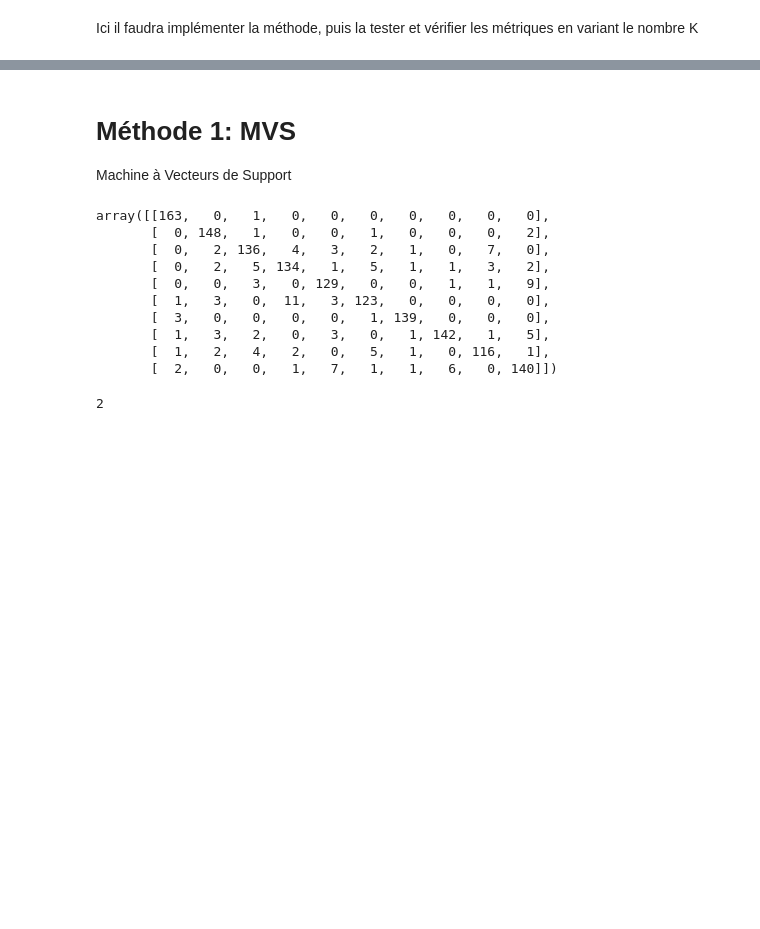
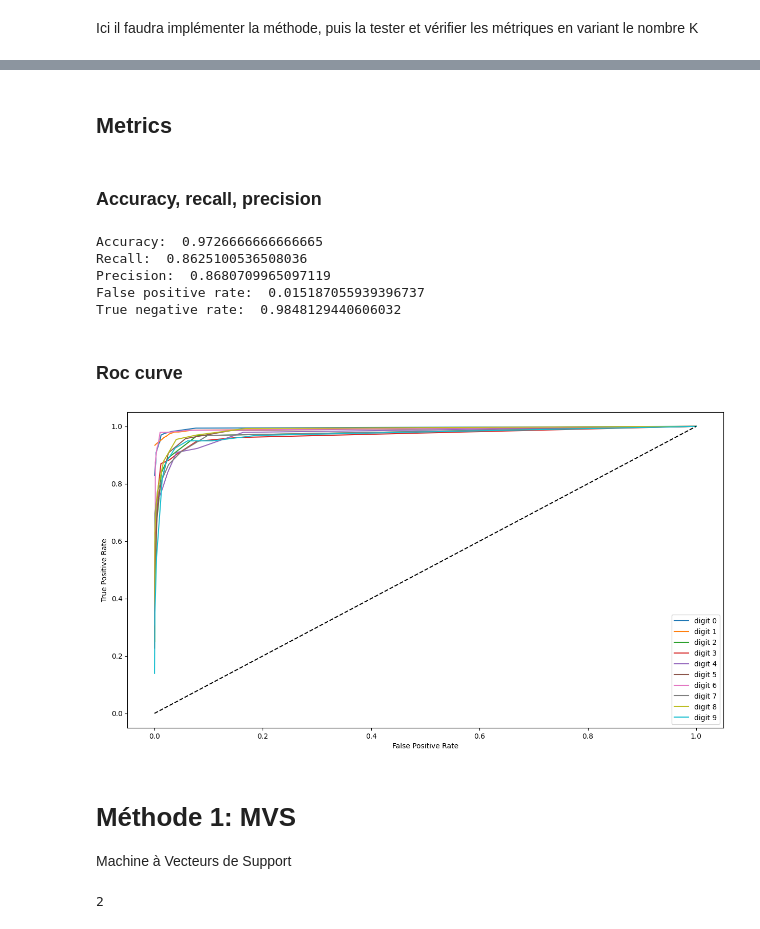
Before and after one commit to Maria-Djadi01/TP-AARN, a Jupyter notebook: TP1/TP 1.ipynb, the cells around one changed output, grey strips where cells are left out. Cells and saved outputs as stored; diff of their text form; code cells hidden in the pictures; blank space fills up the shorter version.

```diff
--- a/TP1/TP 1.ipynb
+++ b/TP1/TP 1.ipynb
@@ -179,0 +196,24 @@ def minkowski_distance(x, y, p):
+# %%
+def knn(X_train, y_train, X_test, k):
+    # calculate distances
+    train_shape = X_train.shape[0]
+    test_shape = X_test.shape[0]
+
+    dist = np.zeros((test_shape, train_shape))
+
+    for i in range(X_test.shape[0]):
+        dist[i, :] = np.sqrt(np.sum((X_train - X_test[i, :]) ** 2, axis = 1))
+
+    # make predictions
+    y_pred = np.zeros(test_shape)
+    y_prob = np.zeros((test_shape, 10))
+    for i in range(test_shape):
+        indexes = np.argsort(dist[i, :])
+        classes = y_train[indexes[:k]].astype(int)
+        count = np.bincount(classes, minlength=10)
+        y_pred[i] = np.argmax(count)
+        y_prob[i, :] = count / k
+    return y_pred, y_prob
+# %%
+y_pred, y_prob = knn(X_train, y_train, X_test, 10)
+y_pred, y_prob
@@ -180,27 +229,32 @@ def minkowski_distance(x, y, p):
+# %% [markdown]
+## Metrics
+# %% [markdown]
+### Accuracy, recall, precision
+# %%
+compute_metrics(y_test, y_pred)
+# %% [output]
+Accuracy:  0.9726666666666665
+Recall:  0.8625100536508036
+Precision:  0.8680709965097119
+False positive rate:  0.015187055939396737
+True negative rate:  0.9848129440606032
+# %% [markdown]
+### Roc curve
+# %%
+roc_plot(y_test, y_prob, np.arange(0, 1, 0.01))
+# %% [output]
+[figure, added]
 # %% [markdown]
 # Méthode 1: MVS
 Machine à Vecteurs de Support
 # %%
 #Créer le modèle
-model= svm.SVC(kernel='linear')
+model= svm.SVC(kernel='linear', probability=True)
 # entrainement
 model.fit(X_train, y_train)
 # Prediction
 y_pred = model.predict(X_test)
-
-mat = build_mat_conf(y_test, y_pred)
-mat
+y_prob = model.predict_proba(X_test)
-# %% [output]
-array([[163,   0,   1,   0,   0,   0,   0,   0,   0,   0],
-       [  0, 148,   1,   0,   0,   1,   0,   0,   0,   2],
-       [  0,   2, 136,   4,   3,   2,   1,   0,   7,   0],
-       [  0,   2,   5, 134,   1,   5,   1,   1,   3,   2],
-       [  0,   0,   3,   0, 129,   0,   0,   1,   1,   9],
-       [  1,   3,   0,  11,   3, 123,   0,   0,   0,   0],
-       [  3,   0,   0,   0,   0,   1, 139,   0,   0,   0],
-       [  1,   3,   2,   0,   3,   0,   1, 142,   1,   5],
-       [  1,   2,   4,   2,   0,   5,   1,   0, 116,   1],
-       [  2,   0,   0,   1,   7,   1,   1,   6,   0, 140]])
 # %%
 # tester une image
 c= 3
```
Also changed, not shown: parts of 26 cells of this notebook.
